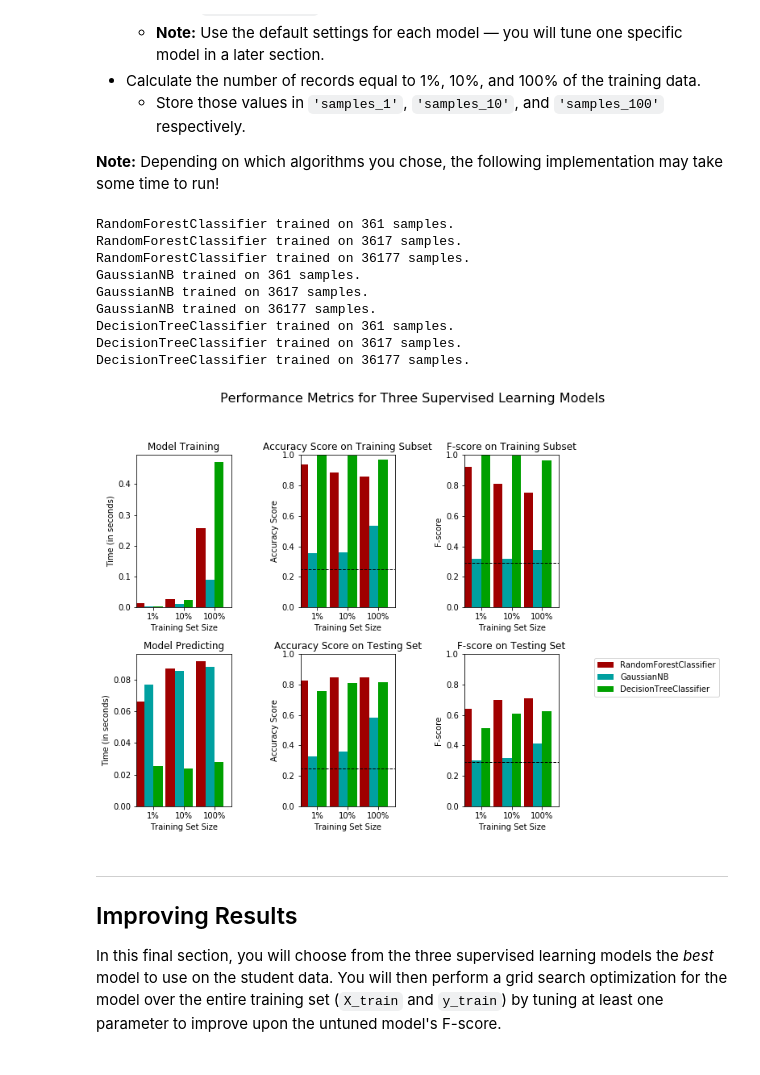
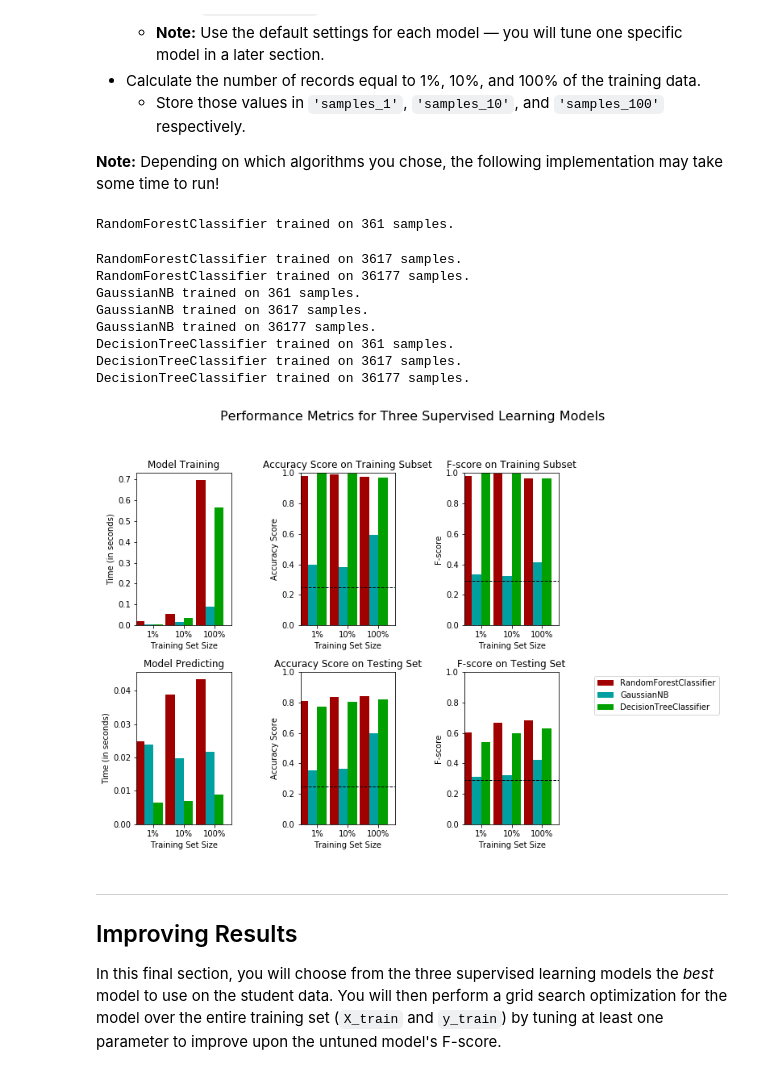
Before and after one commit to HajimeK/machine-learning, a Jupyter notebook: projects/finding_donors/finding_donors.ipynb, the cells around one changed output. Drawn from its saved outputs; the diff is of its cells as text; code cells hidden in the pictures.

```diff
--- a/projects/finding_donors/finding_donors.ipynb
+++ b/projects/finding_donors/finding_donors.ipynb
@@ -173,7 +173,8 @@ Additionally, as with the non-numeric features, we need to convert the non-numer
    - Set records with "<=50K" to `0` and records with ">50K" to `1`.
 # %%
 # TODO: One-hot encode the 'features_log_minmax_transform' data using pandas.get_dummies()
-features_final = pd.get_dummies(features_log_minmax_transform, drop_first=True)
+#features_final = pd.get_dummies(features_log_minmax_transform, drop_first=True)
+features_final = pd.get_dummies(features_log_minmax_transform)
 
 # TODO: Encode the 'income_raw' data to numerical values
 income = income_raw.map({"<=50K": 0,  ">50K": 1})
@@ -357,7 +358,7 @@ def train_predict(learner, sample_size, X_train, y_train, X_test, y_test):
     #       then get predictions on the first 300 training samples(X_train) using .predict()
     start = time() # Get start time
     predictions_test = learner.predict(X_test)
-    predictions_train = learner.predict(X_train)
+    predictions_train = learner.predict(X_train[:300])
     end = time() # Get end time
 
     # TODO: Calculate the total prediction time
@@ -400,44 +401,50 @@ from sklearn import svm
 from sklearn import tree
 from sklearn.naive_bayes import GaussianNB
 from sklearn.ensemble import RandomForestClassifier
 
 # TODO: Initialize the three models
 #clf_A = RandomForestClassifier(n_estimators=10)
-clf_A = RandomForestClassifier(n_estimators=9, max_depth=11, min_samples_split=2)
+#clf_B = svm.SVC(gamma='scale')
+#clf_A = RandomForestClassifier(n_estimators=9, max_depth=11, min_samples_split=2)
+# Reviewcomment : All the models need to be initialised with default hyper parameters.
+#                 So all the hyperparamters here are unnecessary in this
+#
+# If None, the random number generator is the RandomState instance used by np.random.
+np.random.seed(20190131)
+clf_A = RandomForestClassifier(random_state=42)
 clf_B = GaussianNB()
-#clf_B = svm.SVC(gamma='scale')
 clf_C = tree.DecisionTreeClassifier()
 
 # TODO: Calculate the number of samples for 1%, 10%, and 100% of the training data
 # HINT: samples_100 is the entire training set i.e. len(y_train)
 # HINT: samples_10 is 10% of samples_100 (ensure to set the count of the values to be `int` and not `float`)
 # HINT: samples_1 is 1% of samples_100 (ensure to set the count of the values to be `int` and not `float`)
 samples_100 = len(y_train)
 samples_10 = int(0.10 * len(y_train))
 samples_1 = int(0.01 * len(y_train))
 
 # Collect results on the learners
 results = {}
 for clf in [clf_A, clf_B, clf_C]:
     clf_name = clf.__class__.__name__
     results[clf_name] = {}
     for i, samples in enumerate([samples_1, samples_10, samples_100]):
         results[clf_name][i] = \
         train_predict(clf, samples, X_train, y_train, X_test, y_test)
 
 # Run metrics visualization for the three supervised learning models chosen
 vs.evaluate(results, accuracy, fscore)
 # %% [output]
 RandomForestClassifier trained on 361 samples.
-RandomForestClassifier trained on 3617 samples.
-RandomForestClassifier trained on 36177 samples.
-GaussianNB trained on 361 samples.
-GaussianNB trained on 3617 samples.
-GaussianNB trained on 36177 samples.
-DecisionTreeClassifier trained on 361 samples.
-DecisionTreeClassifier trained on 3617 samples.
-DecisionTreeClassifier trained on 36177 samples.
+RandomForestClassifier trained on 3617 samples.
+RandomForestClassifier trained on 36177 samples.
+GaussianNB trained on 361 samples.
+GaussianNB trained on 3617 samples.
+GaussianNB trained on 36177 samples.
+DecisionTreeClassifier trained on 361 samples.
+DecisionTreeClassifier trained on 3617 samples.
+DecisionTreeClassifier trained on 36177 samples.
-[figure, old version]
+[figure, new version]
 # %% [markdown]
 ----
 ## Improving Results
```
Also changed, not shown: parts of 15 cells of this notebook, 2 other files.
